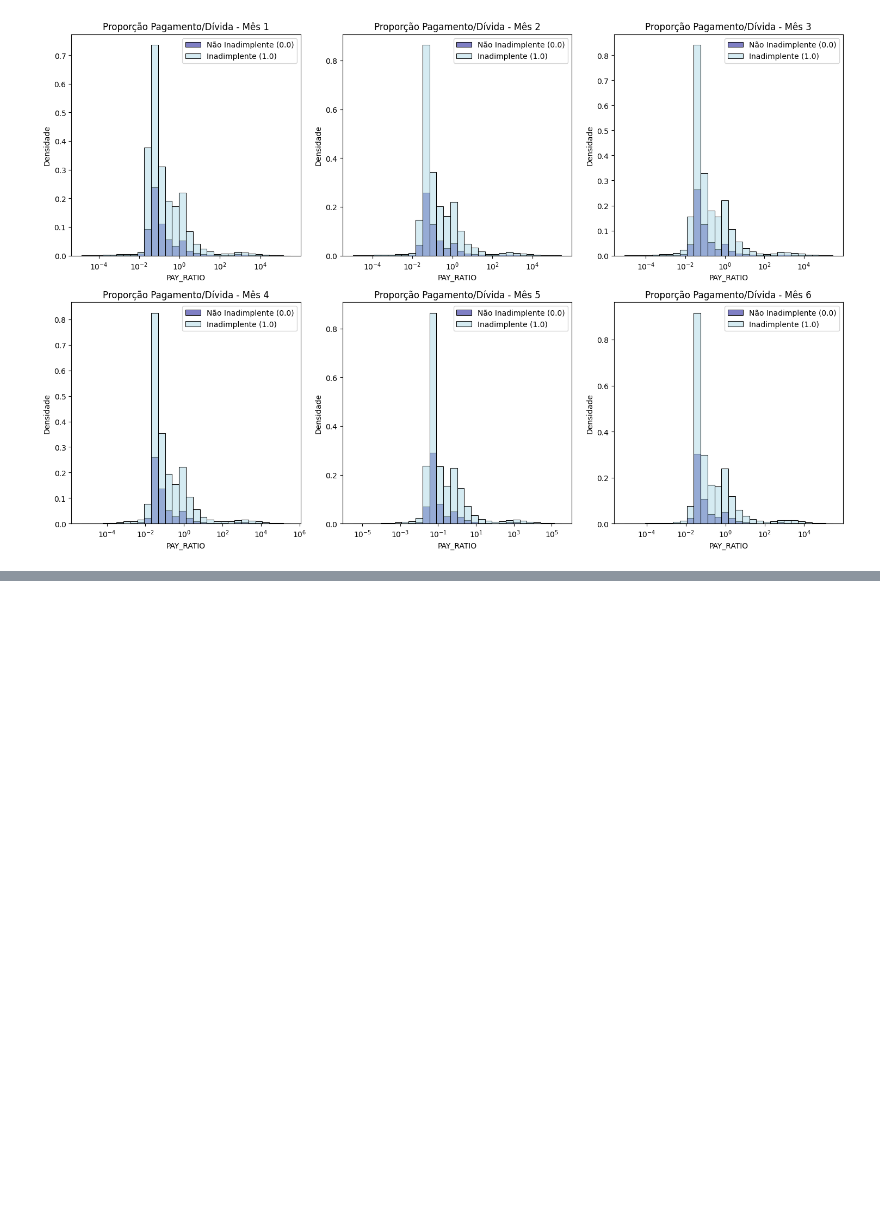
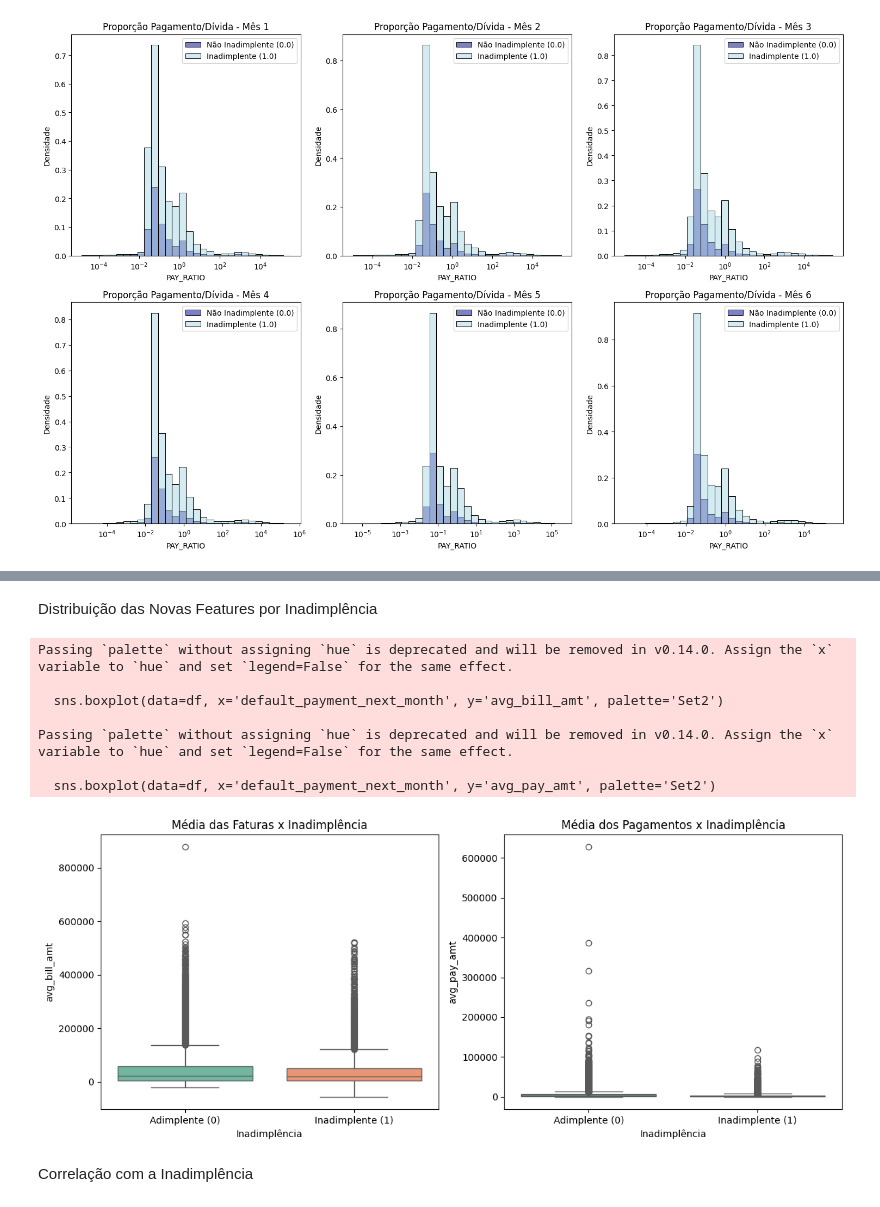
Before and after one commit to Micaelferrari/aprendizado-supervisionado, a Jupyter notebook: AprendizadoSuperisionado.ipynb, the cells around one changed output, grey strips where cells are left out. Cells and saved outputs as stored; diff of their text form; code cells hidden in the pictures; blank space fills up the shorter version.

```diff
--- a/AprendizadoSuperisionado.ipynb
+++ b/AprendizadoSuperisionado.ipynb
@@ -384,0 +429,11 @@ plt.show()
+# %%
+# Criar nova coluna: média das 6 faturas mensais
+df['avg_bill_amt'] = df[['BILL_AMT1', 'BILL_AMT2', 'BILL_AMT3',
+                         'BILL_AMT4', 'BILL_AMT5', 'BILL_AMT6']].mean(axis=1)
+
+# Criar nova coluna: média dos 6 pagamentos mensais
+df['avg_pay_amt'] = df[['PAY_AMT1', 'PAY_AMT2', 'PAY_AMT3',
+                        'PAY_AMT4', 'PAY_AMT5', 'PAY_AMT6']].mean(axis=1)
+
+# Verificar as novas colunas
+df[['avg_bill_amt', 'avg_pay_amt']].describe()
@@ -384,0 +450,34 @@ plt.show()
+# %% [markdown]
+Distribuição das Novas Features por Inadimplência
+# %%
+plt.figure(figsize=(12, 5))
+
+# Boxplot da média das faturas
+plt.subplot(1, 2, 1)
+sns.boxplot(data=df, x='default_payment_next_month', y='avg_bill_amt', palette='Set2')
+plt.title('Média das Faturas x Inadimplência')
+plt.xlabel('Inadimplência')
+plt.ylabel('avg_bill_amt')
+plt.xticks([0, 1], ['Adimplente (0)', 'Inadimplente (1)'])
+
+# Boxplot da média dos pagamentos
+plt.subplot(1, 2, 2)
+sns.boxplot(data=df, x='default_payment_next_month', y='avg_pay_amt', palette='Set2')
+plt.title('Média dos Pagamentos x Inadimplência')
+plt.xlabel('Inadimplência')
+plt.ylabel('avg_pay_amt')
+plt.xticks([0, 1], ['Adimplente (0)', 'Inadimplente (1)'])
+
+plt.tight_layout()
+plt.show()
+# %% [output]
+Passing `palette` without assigning `hue` is deprecated and will be removed in v0.14.0. Assign the `x` variable to `hue` and set `legend=False` for the same effect.
+
+  sns.boxplot(data=df, x='default_payment_next_month', y='avg_bill_amt', palette='Set2')
+
+Passing `palette` without assigning `hue` is deprecated and will be removed in v0.14.0. Assign the `x` variable to `hue` and set `legend=False` for the same effect.
+
+  sns.boxplot(data=df, x='default_payment_next_month', y='avg_pay_amt', palette='Set2')
+[figure, added]
+# %% [markdown]
+Correlação com a Inadimplência
```
Also changed, not shown: parts of 18 cells of this notebook, 2 other files.
